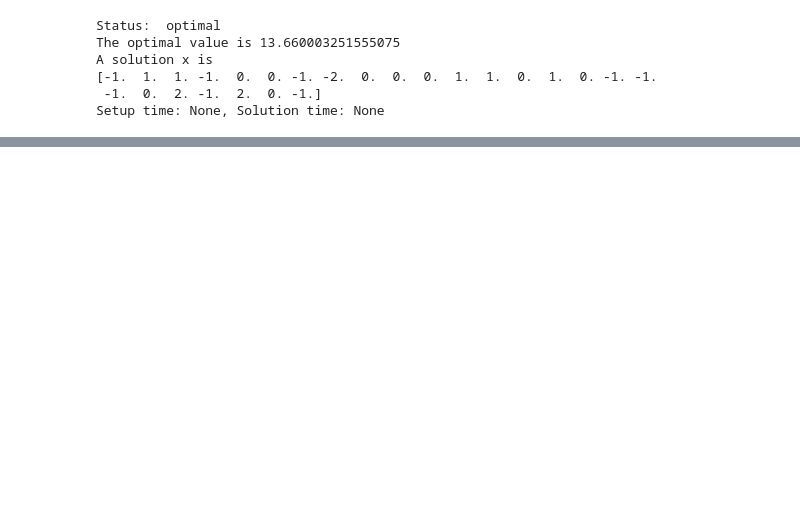
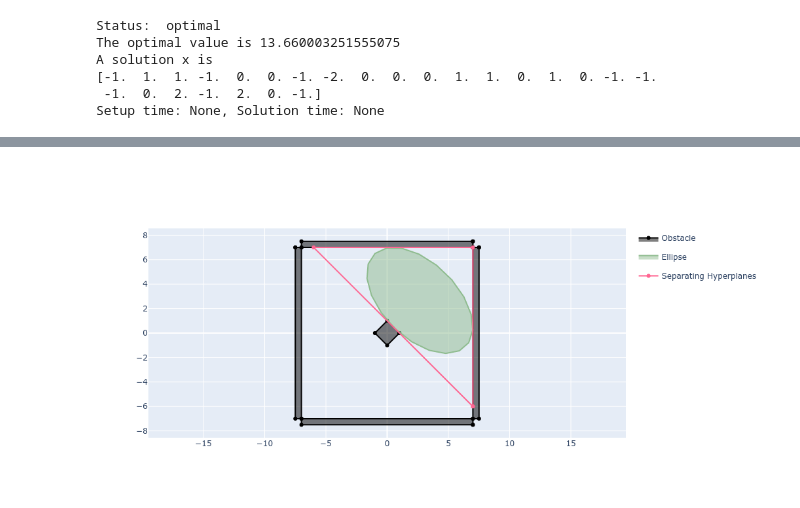
Before and after one commit to teadetime/crazyflie-path-planning, a Jupyter notebook: notebooks/mixed_integer_exploration.ipynb, the cells around one changed output, grey strips where cells are left out. Drawn from its saved outputs; the diff is of its cells as text; code cells hidden in the pictures; blank space fills up the shorter version.

```diff
--- a/notebooks/mixed_integer_exploration.ipynb
+++ b/notebooks/mixed_integer_exploration.ipynb
@@ -236,0 +260,24 @@ fig.add_trace(go.Scatter(
+# %%
+def maximize_ellipsoid(A, b):
+    # Find the largest ellipsoid that can fit within the given set of planes
+    # Implementation of the semidefinite program in Eq. 10 in Diets 2014.
+    C = cp.Variable((2, 2), PSD=True)
+    d = cp.Variable((2, 1))
+
+    obj = cp.Maximize(cp.log_det(C))
+    constr = []
+    for i, a in enumerate(A):
+        constr += [cp.norm(a @ C) + a @ d <= b[i]]
+
+    prob = cp.Problem(obj, constr)
+    prob.solve()
+
+    return C.value, d.value
+
+C, d = maximize_ellipsoid(A, b)
+fig = go.Figure()
+plot_obs(obs, fig)
+plot_ellipse(C, d, fig)
+plot_planes(A, b, d_0, fig)
+# %% [output]
+[figure, added]
```
Also changed, not shown: parts of 7 cells of this notebook, 2 other files.
